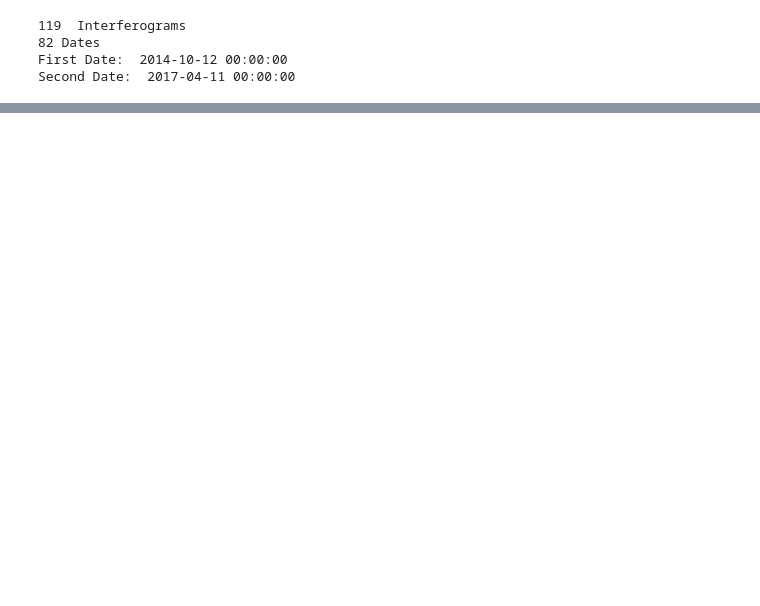
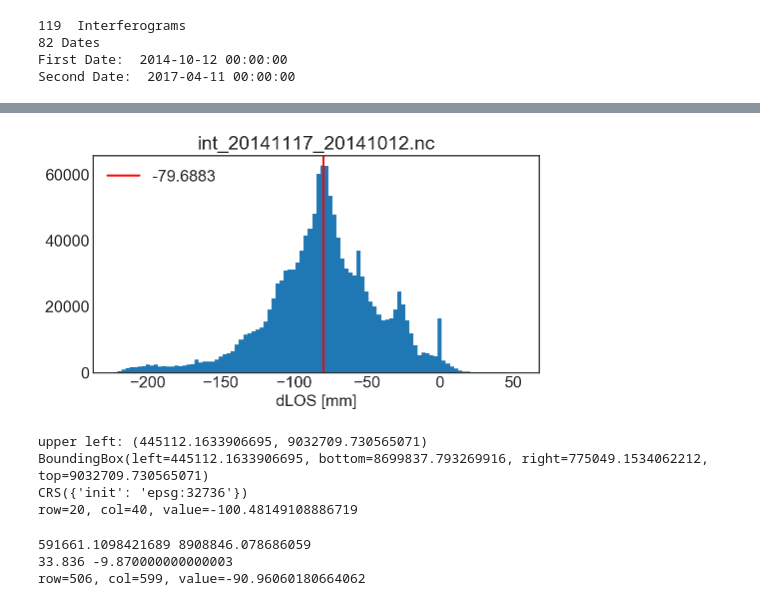
Before and after one commit to scottyhq/pnwinsar, a Jupyter notebook: xarray/SEGMeNT_InSAR_Timeseries_A101-Xarray.ipynb, the cells around one changed output, grey strips where cells are left out. Saved outputs shown, nothing was run; the diff lists cells and outputs as text; code cells hidden in the pictures; blank space fills up the shorter version.

```diff
--- a/xarray/SEGMeNT_InSAR_Timeseries_A101-Xarray.ipynb
+++ b/xarray/SEGMeNT_InSAR_Timeseries_A101-Xarray.ipynb
@@ -937,3 +198,40 @@ plt.savefig('timeseries_MATL.pdf', bbox_inches='tight')
+# %%
+mm[outSwath] = np.nan
+plot_histogram(mm, ds.name)
+# %% [output]
+[figure, added]
+# %%
+# Query at specific location
+ul = ds.transform * (0, 0) #upper left corner (easting, northing)
+print('upper left:', ul)
+print(ds.bounds)
+print(ds.crs)
+
+x, y = (ds.bounds.left + 10000, ds.bounds.top - 5000) #10 km from left, 5km from top
+row, col = ds.index(x, y)
+print('row={}, col={}, value={}'.format(row,col,mm[row,col]))
+# %% [output]
+upper left: (445112.1633906695, 9032709.730565071)
+BoundingBox(left=445112.1633906695, bottom=8699837.793269916, right=775049.1534062212, top=9032709.730565071)
+CRS({'init': 'epsg:32736'})
+row=20, col=40, value=-100.48149108886719
+# %%
+# Epicenter of Mw 5.1 earthquake on 12/31/3014
+epi_segment = (33.836, -9.87)
+proj4str = '+init=EPSG:{}'.format(epsg)
+utm36s = pyproj.Proj(proj4str)
+xcen,ycen = utm36s(*epi_segment)
+print(xcen,ycen)
+lon,lat = utm36s(xcen,ycen,inverse=True)
+print(lon,lat)
+
+#epicentral location
+row, col = ds.index(xcen, ycen)
+print('row={}, col={}, value={}'.format(row,col,mm[row,col]))
+# %% [output]
+591661.1098421689 8908846.078686059
+33.836 -9.870000000000003
+row=506, col=599, value=-90.96060180664062
 # %%
 import sys
 def show_mem_usage():
```
Also changed, not shown: parts of 141 cells of this notebook, 2 other files.
